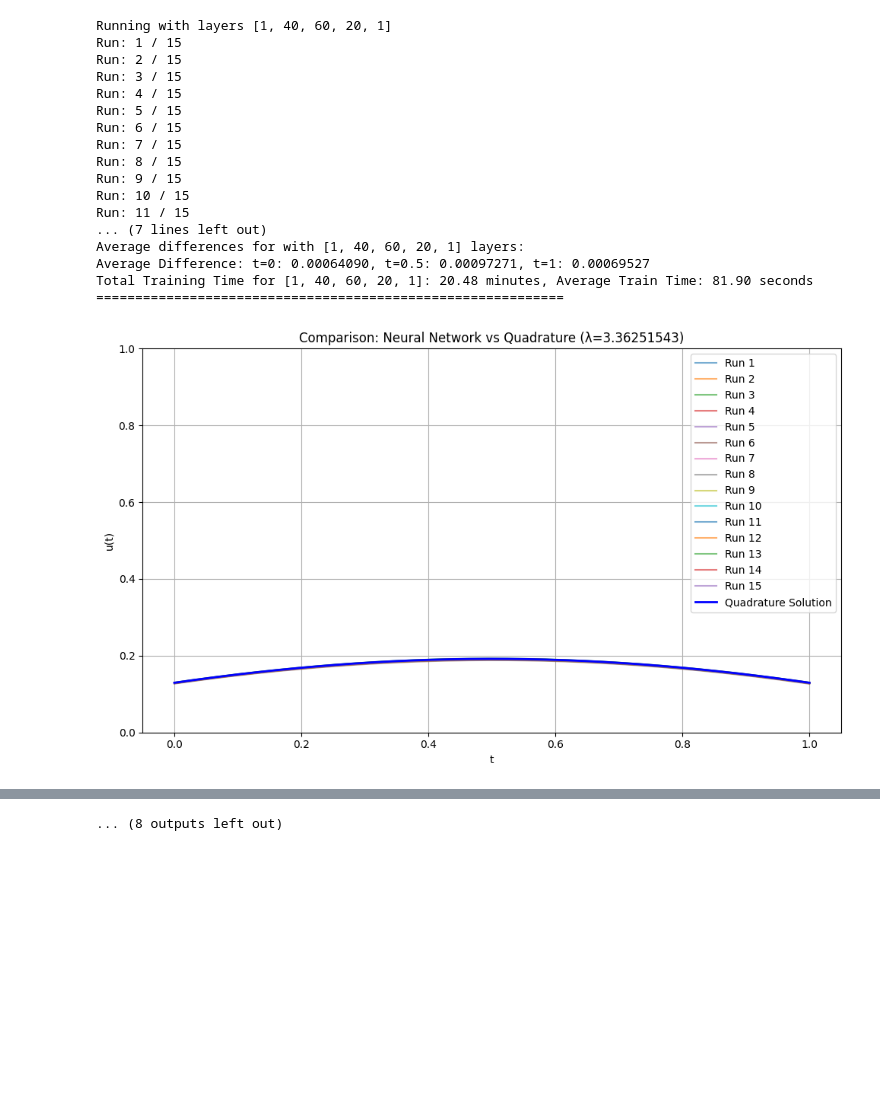
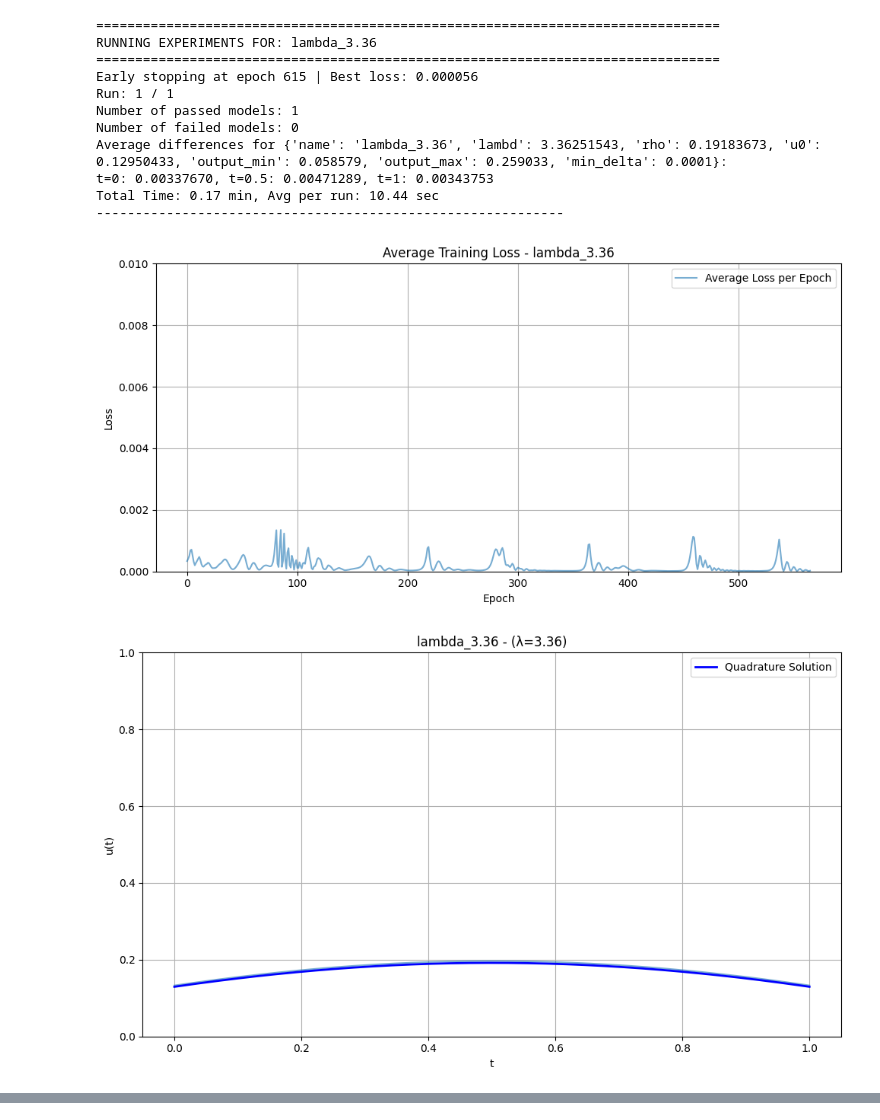
Before and after one commit to Skylerturner/Super-and-Sub-Solution-Bounded-Network, a Jupyter notebook: Optimization.ipynb, the cells around one changed output, grey strips where cells are left out. Cells and saved outputs as stored; diff of their text form; code cells hidden in the pictures; blank space fills up the shorter version.

```diff
--- a/Optimization.ipynb
+++ b/Optimization.ipynb
@@ -21,30 +21,34 @@ parameter_sets = [
         'u0': 0.12950433,
         'output_min': 0.058579,
         'output_max': 0.259033,
+        'min_delta': 1e-4,
     },
     {
         'name': 'lambda_5.85',
         'lambd': 5.84805224,
-        'rho': 0.19183673,
-        'u0': 0.12950433,
+        'rho': 0.46734694,
+        'u0': 0.28840600,
         'output_min': 0.127412,
         'output_max': 0.694759,
+        'min_delta': 1e-3,
     },
     {
         'name': 'lambda_9.53',
         'lambd': 9.53230192,
-        'rho': 0.19183673,
-        'u0': 0.12950433,
+        'rho': 0.65102041,
+        'u0': 0.36987505,
         'output_min': 0.158089,
         'output_max': 1.073834,
+        'min_delta': 1e-3,
     },
     {
         'name': 'lambda_19.38',
         'lambd': 19.37997763,
-        'rho': 0.19183673,
-        'u0': 0.12950433,
+        'rho': 0.83469388,
+        'u0': 0.42421198,
         'output_min': 0.167799,
         'output_max': 1.666294,
+        'min_delta': 1e-3,
     },
     {
         'name': 'lambda_35.26',
@@ -53,6 +57,7 @@ parameter_sets = [
         'u0': 0.43838751,
         'output_min': 0.156112,
         'output_max': 2.256968,
+        'min_delta': 1e-3,
     }
 ]
 
@@ -108,10 +113,12 @@ def loss_function(u_pred, t, net, params):
     return loss_eq, loss_bc_1, loss_bc_0
 
 
-def train_model(net, optimizer, run_num, params, param_name, scheduler=None, n_epochs=3000):
+def train_model(net, optimizer, run_num, params, param_name, scheduler=None, n_epochs=3000, patience=500, min_delta=1e-5):
     t_values = torch.linspace(0, 1, 500, device=device).view(-1, 1)
     t_values.requires_grad_()
     losses = []
+    best_loss = float('inf')
+    epochs_no_improve = 0
 
     for epoch in range(n_epochs):
         optimizer.zero_grad()
@@ -126,8 +133,20 @@ def train_model(net, optimizer, run_num, params, param_name, scheduler=None, n_e
         if scheduler is not None:
             scheduler.step()
 
+        loss_val = total_loss.item()
 
-        losses.append(total_loss.item())
+        if epoch >= 50:
+            losses.append(total_loss.item())
+
+        if loss_val + min_delta < best_loss:
+            best_loss = loss_val
+            epochs_no_improve = 0
+        else:
+            epochs_no_improve += 1
+
+        if epochs_no_improve >= patience:
+            print(f"Early stopping at epoch {epoch} | Best loss: {best_loss:.6f}")
+            break
 
 
     return net(t_values).detach().cpu().numpy().flatten(), losses
@@ -142,9 +161,8 @@ def ode1(t, u, rho, lambd):
     return np.sqrt(np.maximum(val, 0))
 
 
-N_RUNS = 10
+N_RUNS = 1
 t_test = np.linspace(0, 1, 500)
-
 
 # Main loop: iterate through each parameter set
 for params in parameter_sets:
@@ -158,6 +176,7 @@ for params in parameter_sets:
     u0 = params['u0']
     output_min = params['output_min']
     output_max = params['output_max']
+    min_delta = params['min_delta']
 
     # Compute quadrature solution for this parameter set
     sol1 = solve_ivp(ode1, [0, 0.5], [u0], args=(rho, lambd),
@@ -182,7 +201,7 @@ for params in parameter_sets:
                     output_max=output_max).to(device)
         optimizer = torch.optim.Adam(net.parameters(), lr=0.001)
         try:
-            output, losses = train_model(net, optimizer, i+1, params, params['name'], scheduler=None, n_epochs=20000)
+            output, losses = train_model(net, optimizer, i+1, params, params['name'], scheduler=None, n_epochs=5000, min_delta=min_delta)
             all_outputs.append(output)
             all_losses.append(losses)
         except Exception as e:
@@ -229,49 +248,45 @@ for params in parameter_sets:
 
     # Plot results
     all_losses = np.array(all_losses)
     avg_losses = np.mean(all_losses, axis=0)
     plt.figure(figsize=(10, 5))
     plt.plot(avg_losses, label='Average Loss per Epoch', alpha=0.6)
     plt.title(f"Average Training Loss - {params['name']}")
     plt.xlabel("Epoch")
     plt.ylabel("Loss")
+    plt.ylim(0, 1e-2)
     plt.legend()
     plt.grid(True)
     plt.tight_layout()
     plt.show()
 
     plt.figure(figsize=(10, 6))
     for j, output in enumerate(all_outputs):
         plt.plot(t_test, output, alpha=0.6)
     plt.plot(t_quad, u_quad, label="Quadrature Solution", color="blue", linewidth=2)
     plt.title(f"{params['name']} - (λ={lambd:.2f})")
     plt.xlabel("t")
     plt.ylabel("u(t)")
-    plt.ylim(0, max(1, output_max * 1.1))
+    plt.ylim(0, 1)
     plt.grid(True)
     plt.legend()
     plt.tight_layout()
     plt.show()
 
 print("\n" + "="*80)
 print("ALL EXPERIMENTS COMPLETED")
 print("="*80)
 # %% [output]
-Running with layers [1, 40, 60, 20, 1]
-Run: 1 / 15
-Run: 2 / 15
-Run: 3 / 15
-Run: 4 / 15
-Run: 5 / 15
-Run: 6 / 15
-Run: 7 / 15
-Run: 8 / 15
-Run: 9 / 15
-Run: 10 / 15
-Run: 11 / 15
-... (7 lines left out)
-Average differences for with [1, 40, 60, 20, 1] layers:
-Average Difference: t=0: 0.00064090, t=0.5: 0.00097271, t=1: 0.00069527
-Total Training Time for [1, 40, 60, 20, 1]: 20.48 minutes, Average Train Time: 81.90 seconds
-============================================================
+================================================================================
+RUNNING EXPERIMENTS FOR: lambda_3.36
+================================================================================
+Early stopping at epoch 615 | Best loss: 0.000056
+Run: 1 / 1
+Number of passed models: 1
+Number of failed models: 0
+Average differences for {'name': 'lambda_3.36', 'lambd': 3.36251543, 'rho': 0.19183673, 'u0': 0.12950433, 'output_min': 0.058579, 'output_max': 0.259033, 'min_delta': 0.0001}:
+t=0: 0.00337670, t=0.5: 0.00471289, t=1: 0.00343753
+Total Time: 0.17 min, Avg per run: 10.44 sec
+------------------------------------------------------------
-[figure, old version]
+[figure, new version]
+[figure, new version]
@@ -368,4 +333,3 @@ Total Training Time for [1, 32, 32, 32, 1]: 19.24 minutes, Average Train Time: 7
-... (8 outputs left out)
 # %%
 # Parameters
 lambd = 35.26398748
```
Also changed, not shown: parts of 1 cell of this notebook, 3 other files.
